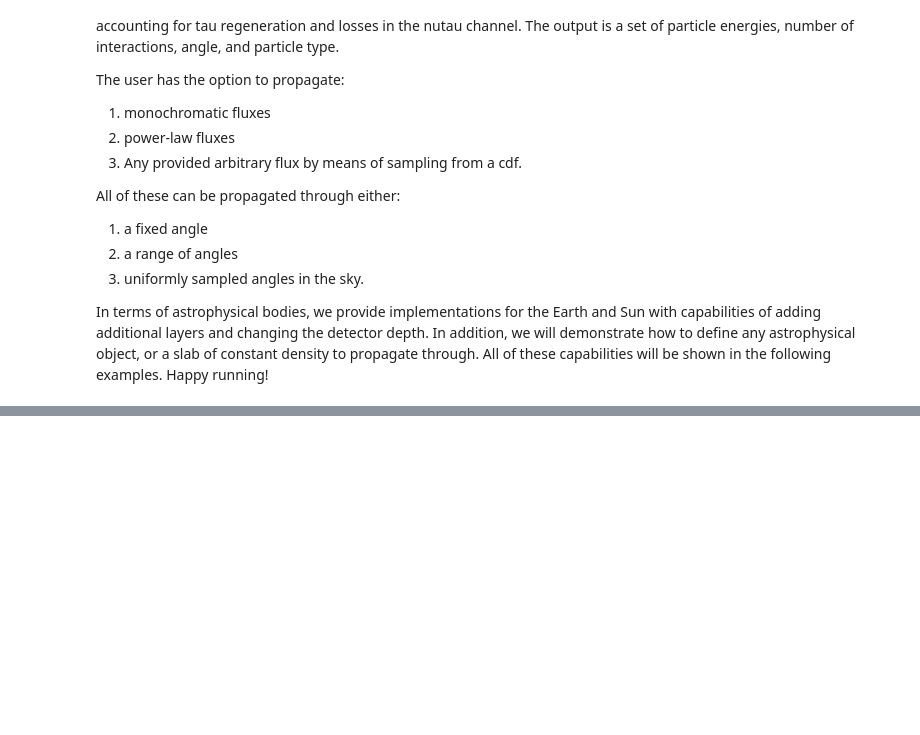
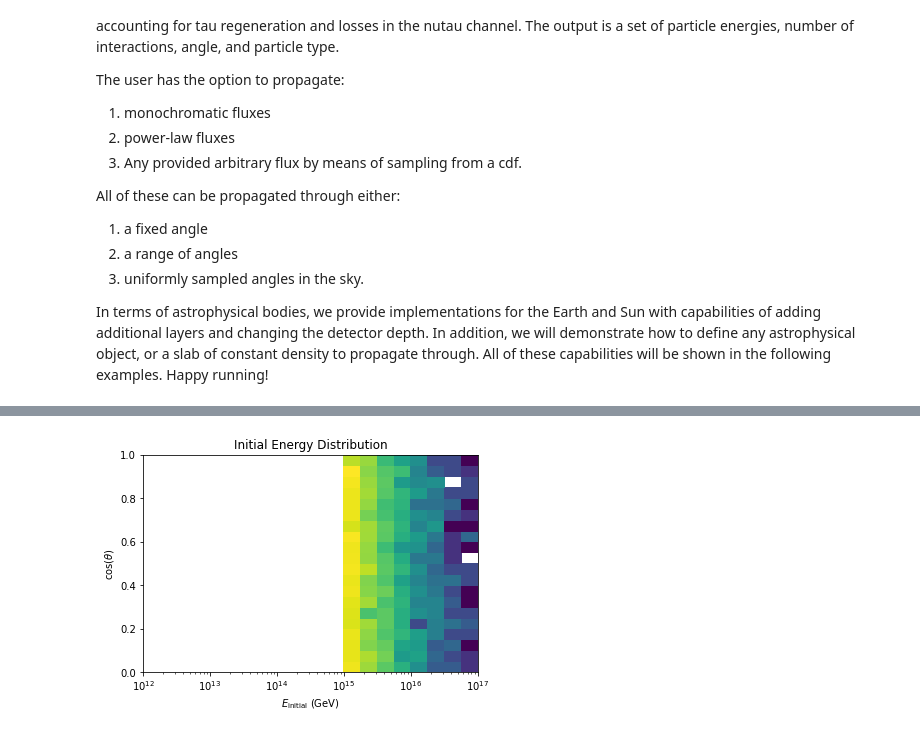
Before and after one commit to icecube/TauRunner, a Jupyter notebook: notebooks/TauRunner_examples.ipynb, the cells around one changed output, grey strips where cells are left out. Cells and saved outputs as stored; diff of their text form; code cells hidden in the pictures; blank space fills up the shorter version.

```diff
--- a/notebooks/TauRunner_examples.ipynb
+++ b/notebooks/TauRunner_examples.ipynb
@@ -130,0 +91,5 @@ for ein in eini:
+# %%
+nevents = 5000
+energies = make_initial_e(nevents, -2., e_min=1e6, e_max=1e12, rand=rand) # spectral index -2. between 1e6 and 1e12 GeV
+thetas = make_initial_thetas(nevents, (0., 90.), rand=rand) # Sample uniform in solid angle over hemisphere
+tracks = make_tracks(thetas)
@@ -130,0 +99,23 @@ for ein in eini:
+# %%
+output = run_MC(energies, thetas, Earth, xs, tracks, tau_prop, rand, no_losses=True, no_secondaries=True)
+# %%
+from matplotlib.colors import LogNorm
+
+bins  = np.logspace(12, 19, 75)
+zeros = output['Eout']==0.
+nutau_msk = np.logical_and(np.abs(output['PDG_Encoding'])==16, ~zeros)
+plt.hist2d(
+    output['Eini'][nutau_msk],
+    np.cos(np.radians(output['Theta'][nutau_msk])),
+    bins=[np.logspace(12., 17., 21),
+          np.linspace(0., 1., 21)],
+    norm=LogNorm()
+)
+
+plt.xscale('log')
+plt.xlabel(r'$E_{\rm{initial}}$ (GeV)')
+plt.ylabel(r'$\cos(\theta)$')
+plt.title("Initial Energy Distribution")
+plt.show()
+# %% [output]
+[figure, added]
```
Also changed, not shown: parts of 25 cells of this notebook, 1 other file.
